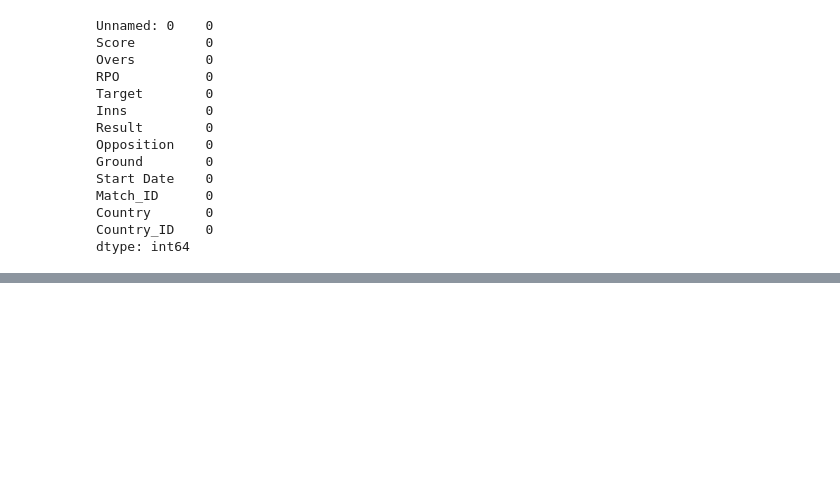
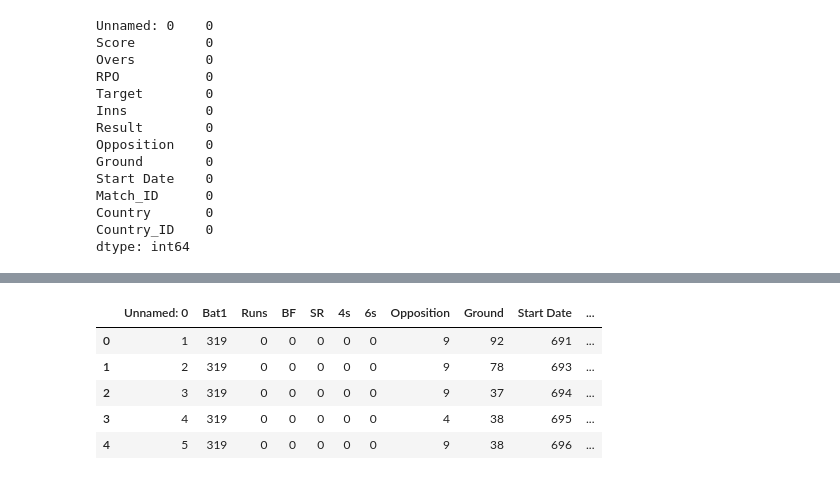
Before and after one commit to JaveriaIrfan686/Cricket-Player-Performance-Prediction-using-machine-learning, a Jupyter notebook: Cricket Player Performance Predict.ipynb, the cells around one changed output, grey strips where cells are left out. Drawn from its saved outputs; the diff is of its cells as text; code cells hidden in the pictures; blank space fills up the shorter version.

```diff
--- a/Cricket Player Performance Predict.ipynb
+++ b/Cricket Player Performance Predict.ipynb
@@ -426,0 +568,9 @@ dtype: int64
+# %%
+batsman_df.head()
+# %% [output]
+|  | Unnamed: 0 | Bat1 | Runs | BF | SR | 4s | 6s | Opposition | Ground | Start Date | ... |
+| 0 | 1 | 319 | 0 | 0 | 0 | 0 | 0 | 9 | 92 | 691 | ... |
+| 1 | 2 | 319 | 0 | 0 | 0 | 0 | 0 | 9 | 78 | 693 | ... |
+| 2 | 3 | 319 | 0 | 0 | 0 | 0 | 0 | 9 | 37 | 694 | ... |
+| 3 | 4 | 319 | 0 | 0 | 0 | 0 | 0 | 4 | 38 | 695 | ... |
+| 4 | 5 | 319 | 0 | 0 | 0 | 0 | 0 | 9 | 38 | 696 | ... |
```
Also changed, not shown: parts of 9 cells of this notebook, 1 other file.
